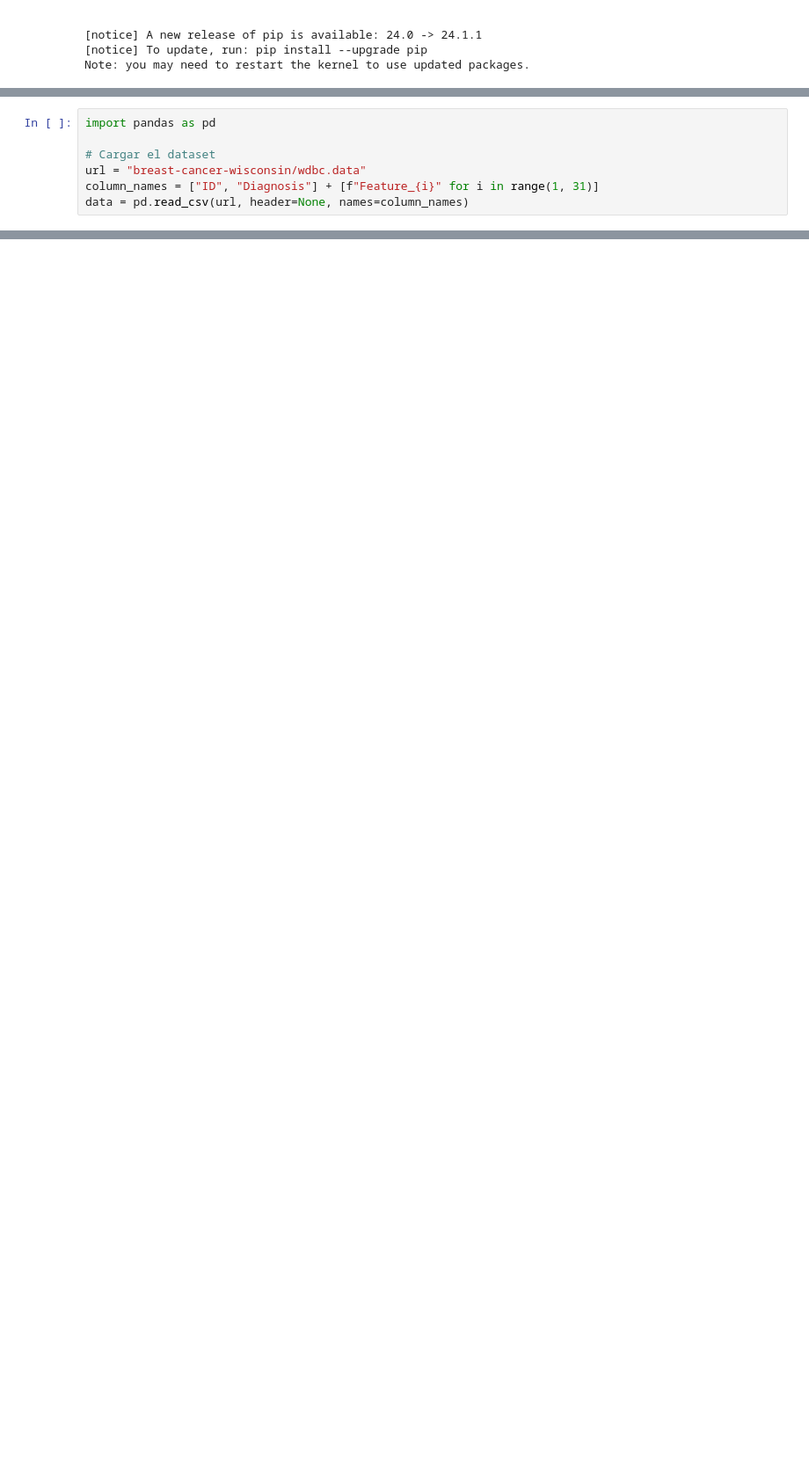
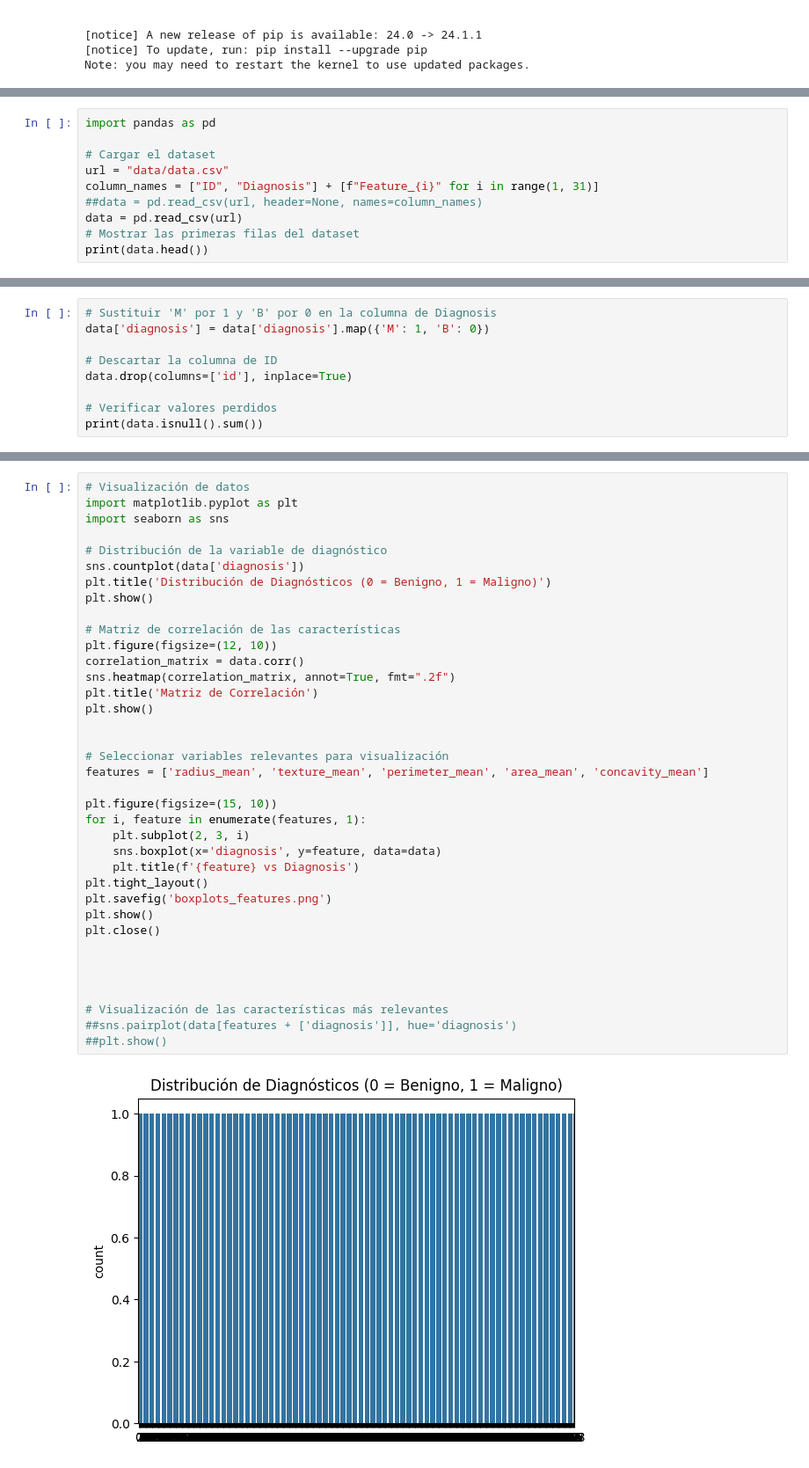
Before and after one commit to walmache/MaestriaIA-UHE, a Jupyter notebook: 2. CienciaAnaliticaDatos/Unidad1/casoPractico-cancerMama/cancerMama.ipynb, the cells around one changed output, grey strips where cells are left out. Shown at 88% size. Cells and saved outputs as stored; diff of their text form; blank space fills up the shorter version.

```diff
--- a/2. CienciaAnaliticaDatos/Unidad1/casoPractico-cancerMama/cancerMama.ipynb
+++ b/2. CienciaAnaliticaDatos/Unidad1/casoPractico-cancerMama/cancerMama.ipynb
@@ -23,6 +27,9 @@ Note: you may need to restart the kernel to use updated packages.
 import pandas as pd
 
 # Cargar el dataset
-url = "breast-cancer-wisconsin/wdbc.data"
+url = "data/data.csv"
 column_names = ["ID", "Diagnosis"] + [f"Feature_{i}" for i in range(1, 31)]
-data = pd.read_csv(url, header=None, names=column_names)
+##data = pd.read_csv(url, header=None, names=column_names)
+data = pd.read_csv(url)
+# Mostrar las primeras filas del dataset
+print(data.head())
@@ -28,0 +56,9 @@ data = pd.read_csv(url, header=None, names=column_names)
+# %%
+# Sustituir 'M' por 1 y 'B' por 0 en la columna de Diagnosis
+data['diagnosis'] = data['diagnosis'].map({'M': 1, 'B': 0})
+
+# Descartar la columna de ID
+data.drop(columns=['id'], inplace=True)
+
+# Verificar valores perdidos
+print(data.isnull().sum())
@@ -28,0 +106,39 @@ data = pd.read_csv(url, header=None, names=column_names)
+# %%
+# Visualización de datos
+import matplotlib.pyplot as plt
+import seaborn as sns
+
+# Distribución de la variable de diagnóstico
+sns.countplot(data['diagnosis'])
+plt.title('Distribución de Diagnósticos (0 = Benigno, 1 = Maligno)')
+plt.show()
+
+# Matriz de correlación de las características
+plt.figure(figsize=(12, 10))
+correlation_matrix = data.corr()
+sns.heatmap(correlation_matrix, annot=True, fmt=".2f")
+plt.title('Matriz de Correlación')
+plt.show()
+
+
+# Seleccionar variables relevantes para visualización
+features = ['radius_mean', 'texture_mean', 'perimeter_mean', 'area_mean', 'concavity_mean']
+
+plt.figure(figsize=(15, 10))
+for i, feature in enumerate(features, 1):
+    plt.subplot(2, 3, i)
+    sns.boxplot(x='diagnosis', y=feature, data=data)
+    plt.title(f'{feature} vs Diagnosis')
+plt.tight_layout()
+plt.savefig('boxplots_features.png')
+plt.show()
+plt.close()
+
+
+
+
+# Visualización de las características más relevantes
+##sns.pairplot(data[features + ['diagnosis']], hue='diagnosis')
+##plt.show()
+# %% [output]
+[figure, added]
```
Also changed, not shown: parts of 12 cells of this notebook, 9 other files.
